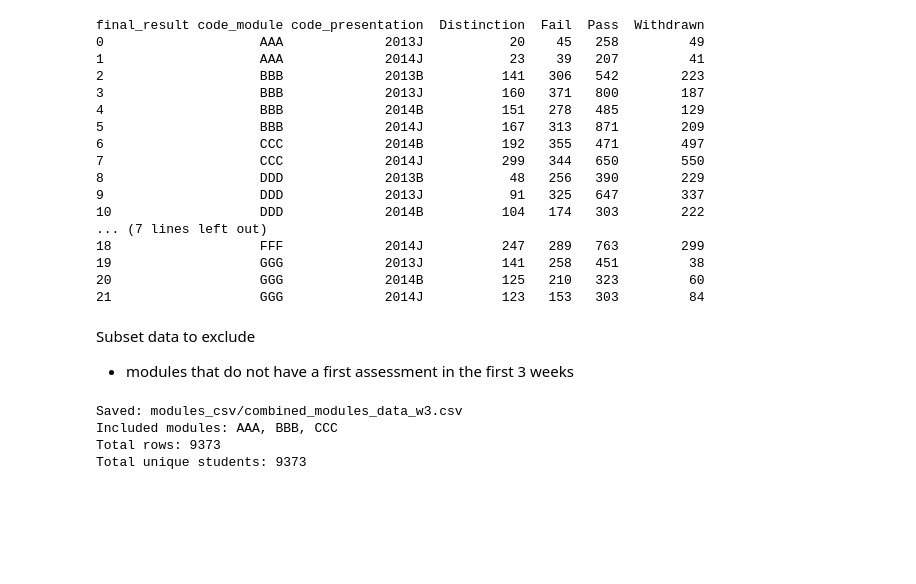
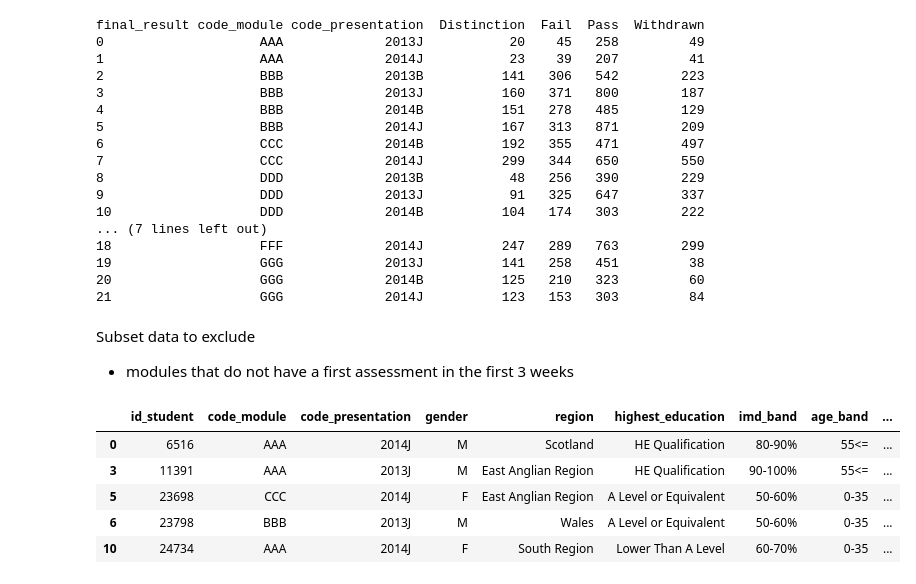
Before and after one commit to Erdos-Projects/fall-2025-risk-factors-in-online-courses, a Jupyter notebook: data_pre_to_week3.ipynb, the cells around one changed output. Cells and saved outputs as stored; diff of their text form; code cells hidden in the pictures; blank space fills up the shorter version.

```diff
--- a/data_pre_to_week3.ipynb
+++ b/data_pre_to_week3.ipynb
@@ -658,10 +658,11 @@ excluded_summary = total_students_per_modpres.merge(
 )
 
 # Fill missing counts with 0 and compute percentage
-excluded_summary['pct_retained_student'] = (
+excluded_summary['pct_retained'] = (
     excluded_summary['subset_students'] / excluded_summary['total_students'] * 100
 )
 
 # Show result
-print(excluded_summary)
+pd.set_option('display.width', 2000)
+print(excluded_summary.to_string(index=False))
 # %% [output]
@@ -729,21 +734,16 @@ Subset data to exclude
 # %%
 # Create a folder to store the CSV files (optional but recommended)
 output_folder = "modules_csv"
 os.makedirs(output_folder, exist_ok=True)
 
 # Filter to only include modules that have a first assessment in the first 3 weeks of the course
 selected_modules = modules_to_keep['code_module'].drop_duplicates().to_list() # ['AAA', 'BBB', 'CCC']
 df_filtered = df_pre_w3_subset[df_pre_w3_subset['code_module'].isin(selected_modules)]
-
-# Save all selected modules together in a single file
-filename = f"{output_folder}/combined_modules_data_w3.csv"
-df_filtered.to_csv(filename, index=False)
-print(f"Saved: {filename}")
-print(f"Included modules: {', '.join(selected_modules)}")
-print(f"Total rows: {len(df_filtered)}")
-print(f"Total unique students: {df_filtered['id_student'].nunique()}")
+df_filtered.head()
 # %% [output]
-Saved: modules_csv/combined_modules_data_w3.csv
-Included modules: AAA, BBB, CCC
-Total rows: 9373
-Total unique students: 9373
+|  | id_student | code_module | code_presentation | gender | region | highest_education | imd_band | age_band | ... |
+| 0 | 6516 | AAA | 2014J | M | Scotland | HE Qualification | 80-90% | 55<= | ... |
+| 3 | 11391 | AAA | 2013J | M | East Anglian Region | HE Qualification | 90-100% | 55<= | ... |
+| 5 | 23698 | CCC | 2014J | F | East Anglian Region | A Level or Equivalent | 50-60% | 0-35 | ... |
+| 6 | 23798 | BBB | 2013J | M | Wales | A Level or Equivalent | 50-60% | 0-35 | ... |
+| 10 | 24734 | AAA | 2014J | F | South Region | Lower Than A Level | 60-70% | 0-35 | ... |
```
Also changed, not shown: parts of 5 cells of this notebook.
